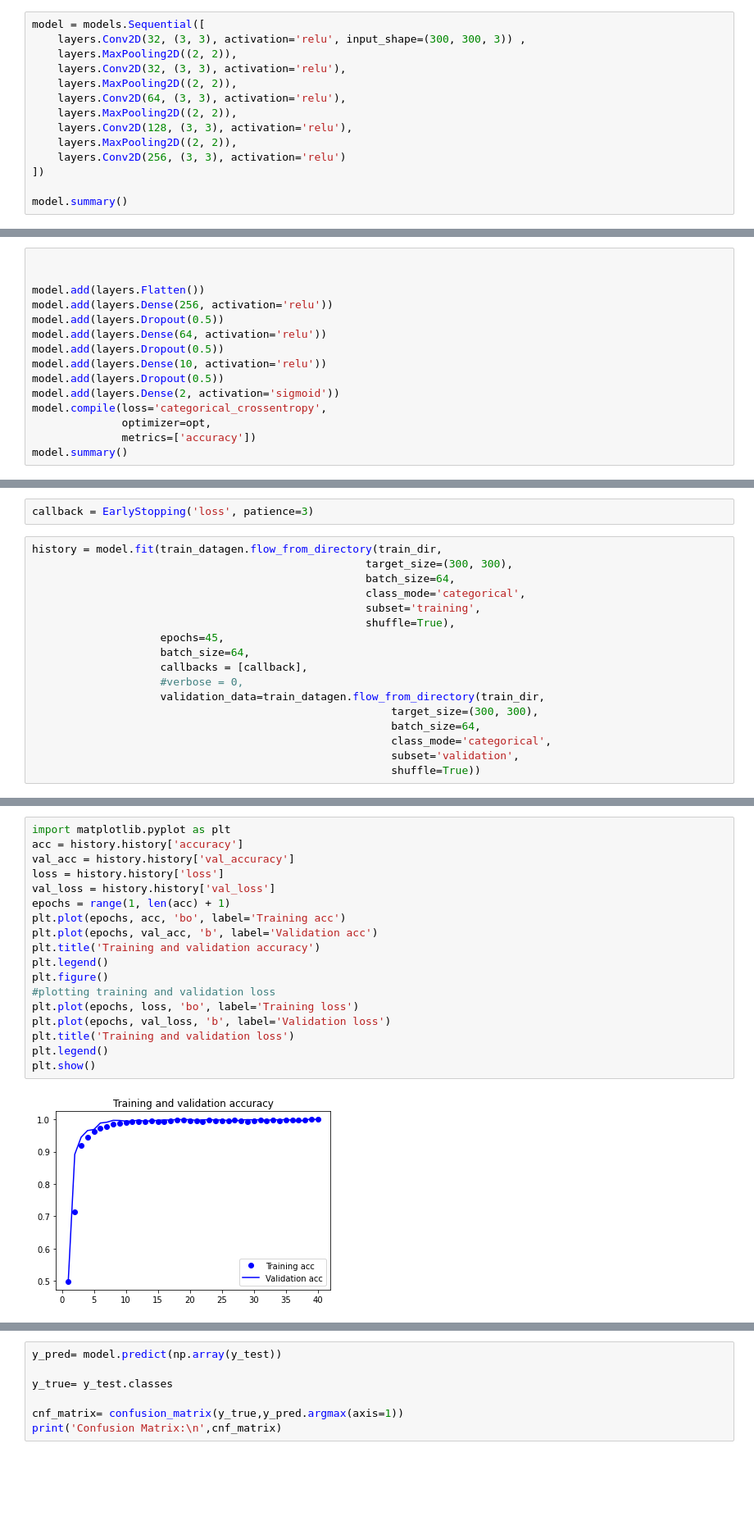
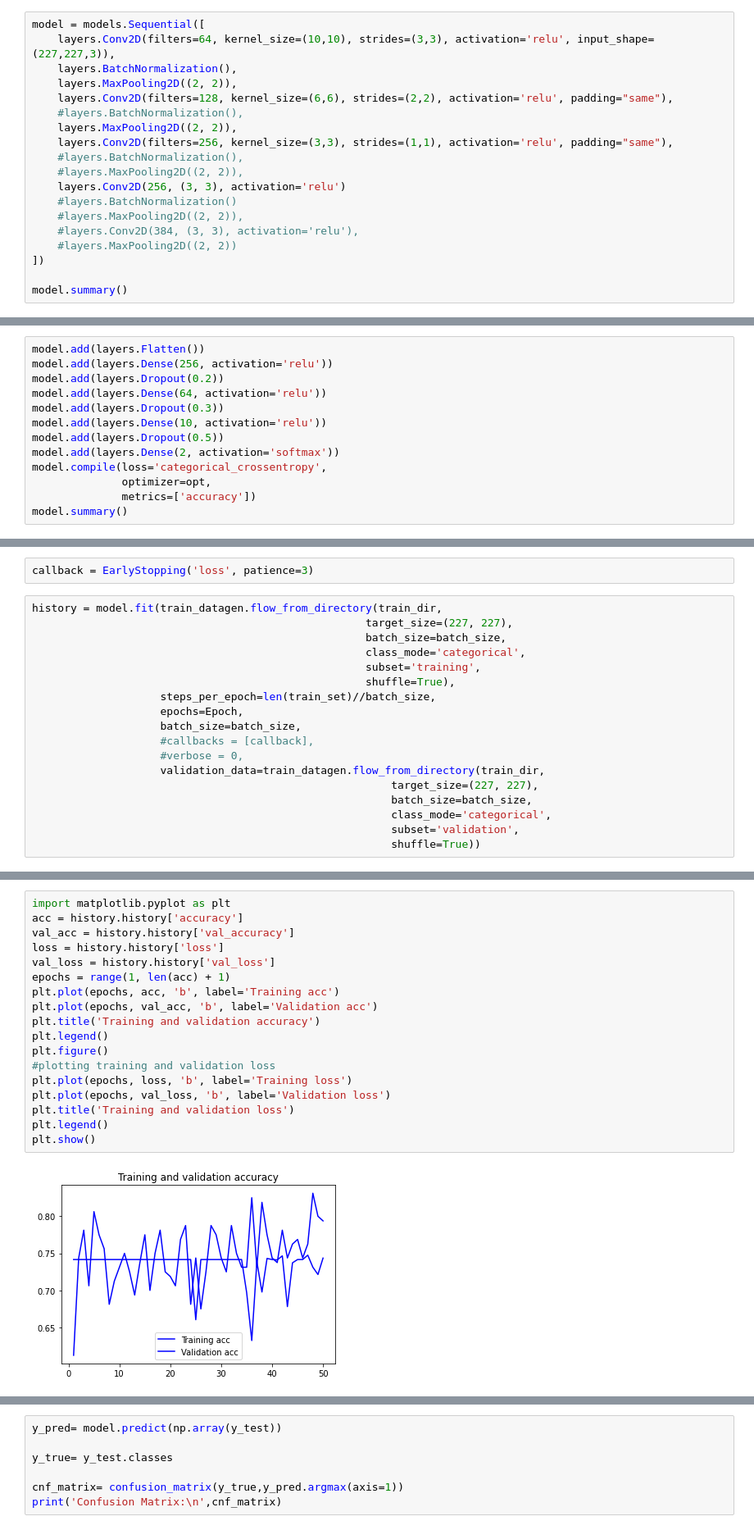
Before and after one commit to DeusLicht/Research_Project, a Jupyter notebook: Project_tensorflow.ipynb, the cells around one changed output, grey strips where cells are left out. Shown: that part at 82% size. Cells and saved outputs as stored; diff of their text form; blank space fills up the shorter version.

Commit message:
trying out new layers

```diff
--- a/Project_tensorflow.ipynb
+++ b/Project_tensorflow.ipynb
@@ -87,14 +84,19 @@ opt = SGD(learning_rate=1e-1, momentum=0.9, decay=1e-1 / 45)
 # %%
 model = models.Sequential([
-    layers.Conv2D(32, (3, 3), activation='relu', input_shape=(300, 300, 3)) ,
+    layers.Conv2D(filters=64, kernel_size=(10,10), strides=(3,3), activation='relu', input_shape=(227,227,3)),
+    layers.BatchNormalization(),
     layers.MaxPooling2D((2, 2)),
-    layers.Conv2D(32, (3, 3), activation='relu'),
+    layers.Conv2D(filters=128, kernel_size=(6,6), strides=(2,2), activation='relu', padding="same"),
+    #layers.BatchNormalization(),
     layers.MaxPooling2D((2, 2)),
-    layers.Conv2D(64, (3, 3), activation='relu'),
-    layers.MaxPooling2D((2, 2)),
-    layers.Conv2D(128, (3, 3), activation='relu'),
-    layers.MaxPooling2D((2, 2)),
+    layers.Conv2D(filters=256, kernel_size=(3,3), strides=(1,1), activation='relu', padding="same"),
+    #layers.BatchNormalization(),
+    #layers.MaxPooling2D((2, 2)),
     layers.Conv2D(256, (3, 3), activation='relu')
+    #layers.BatchNormalization()
+    #layers.MaxPooling2D((2, 2)),
+    #layers.Conv2D(384, (3, 3), activation='relu'),
+    #layers.MaxPooling2D((2, 2))
 ])
 
 model.summary()
@@ -118,15 +120,13 @@ Non-trainable params: 0
 _________________________________________________________________
 # %%
-
-
 model.add(layers.Flatten())
 model.add(layers.Dense(256, activation='relu'))
-model.add(layers.Dropout(0.5))
+model.add(layers.Dropout(0.2))
 model.add(layers.Dense(64, activation='relu'))
-model.add(layers.Dropout(0.5))
+model.add(layers.Dropout(0.3))
 model.add(layers.Dense(10, activation='relu'))
 model.add(layers.Dropout(0.5))
-model.add(layers.Dense(2, activation='sigmoid'))
+model.add(layers.Dense(2, activation='softmax'))
 model.compile(loss='categorical_crossentropy',
               optimizer=opt,
               metrics=['accuracy'])
@@ -176,18 +176,19 @@ xla_global_id: 416903419
 callback = EarlyStopping('loss', patience=3)
 # %%
 history = model.fit(train_datagen.flow_from_directory(train_dir,
-                                                    target_size=(300, 300),
-                                                    batch_size=64,
+                                                    target_size=(227, 227),
+                                                    batch_size=batch_size,
                                                     class_mode='categorical',
                                                     subset='training',
                                                     shuffle=True),
-                    epochs=45,
-                    batch_size=64,
-                    callbacks = [callback],
+                    steps_per_epoch=len(train_set)//batch_size,
+                    epochs=Epoch,
+                    batch_size=batch_size,
+                    #callbacks = [callback],
                     #verbose = 0,
                     validation_data=train_datagen.flow_from_directory(train_dir,
-                                                        target_size=(300, 300),
-                                                        batch_size=64,
+                                                        target_size=(227, 227),
+                                                        batch_size=batch_size,
                                                         class_mode='categorical',
                                                         subset='validation',
                                                         shuffle=True))
@@ -212,20 +213,20 @@ Epoch 12/45
 # %%
 import matplotlib.pyplot as plt
 acc = history.history['accuracy']
 val_acc = history.history['val_accuracy']
 loss = history.history['loss']
 val_loss = history.history['val_loss']
 epochs = range(1, len(acc) + 1)
-plt.plot(epochs, acc, 'bo', label='Training acc')
+plt.plot(epochs, acc, 'b', label='Training acc')
 plt.plot(epochs, val_acc, 'b', label='Validation acc')
 plt.title('Training and validation accuracy')
 plt.legend()
 plt.figure()
 #plotting training and validation loss
-plt.plot(epochs, loss, 'bo', label='Training loss')
+plt.plot(epochs, loss, 'b', label='Training loss')
 plt.plot(epochs, val_loss, 'b', label='Validation loss')
 plt.title('Training and validation loss')
 plt.legend()
 plt.show()
 # %% [output]
-[figure, old version]
+[figure, new version]
```
Also changed, not shown: parts of 12 cells of this notebook.
